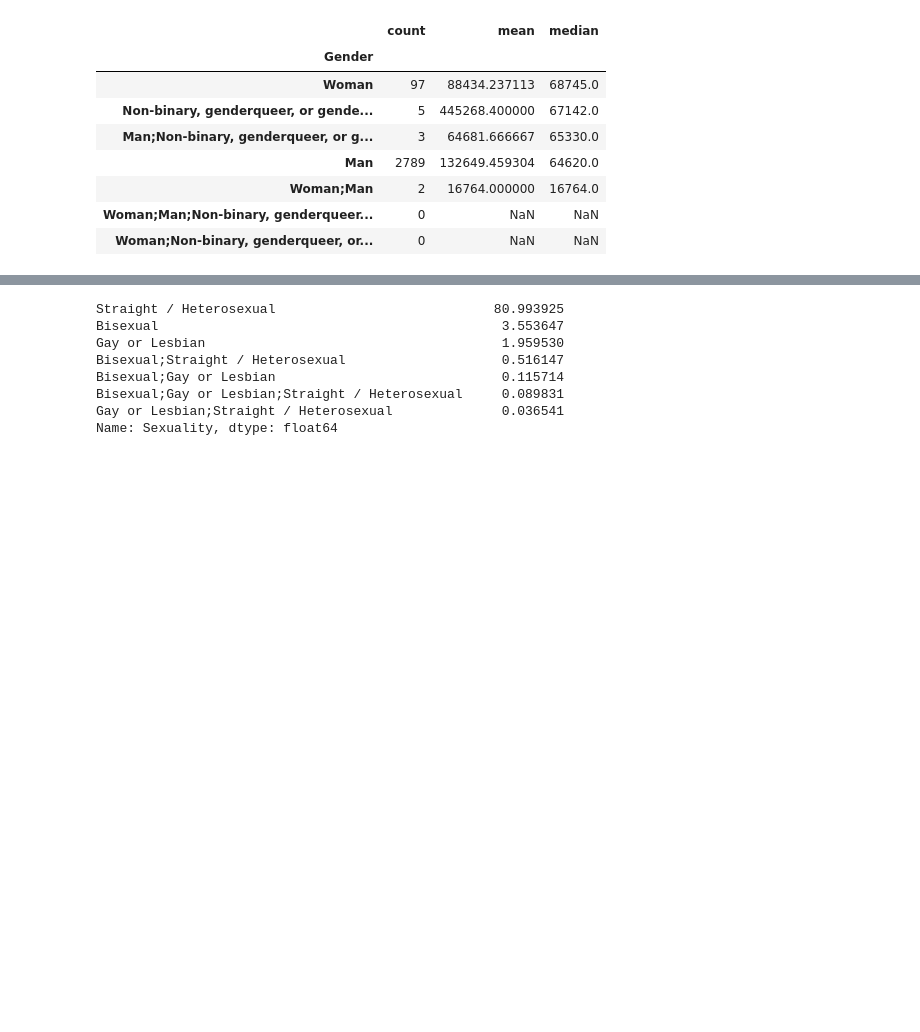
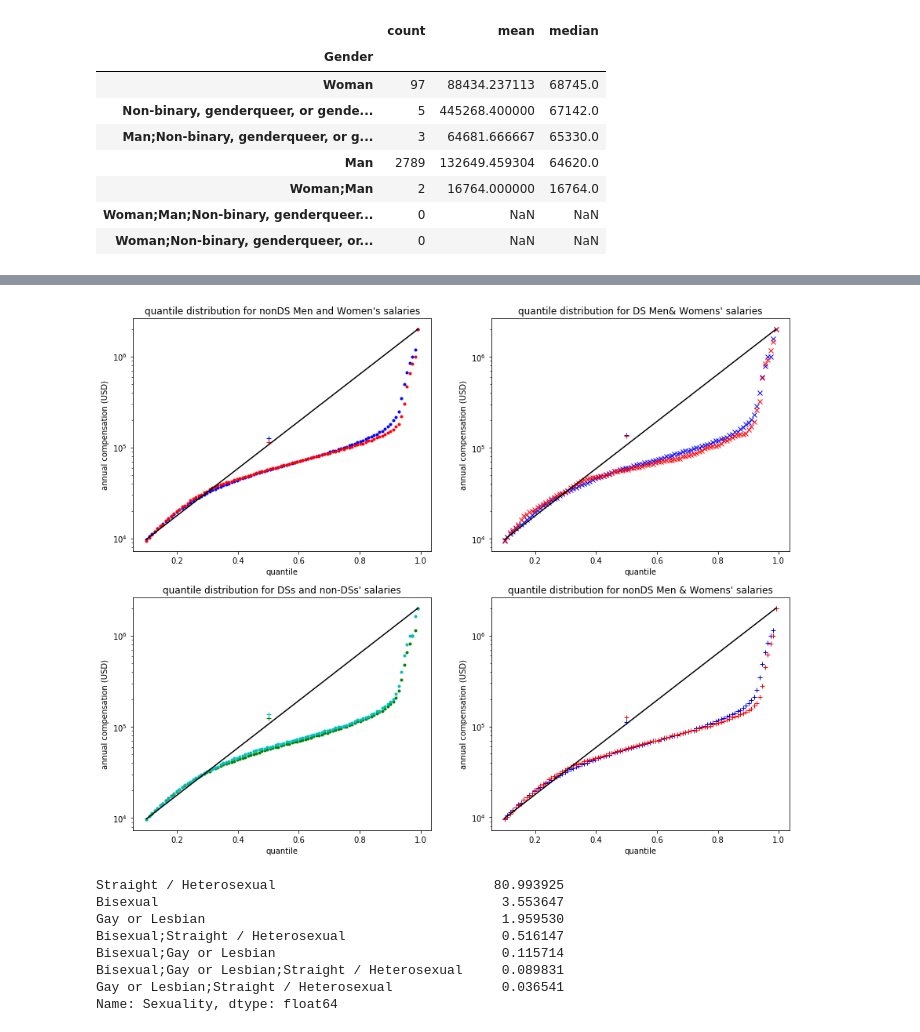
Before and after one commit to ergonyc/Practice-python-exercises, a Jupyter notebook: DataPresentation0/StackOverFlow-ThinkfulCapstone0.ipynb, the cells around one changed output, grey strips where cells are left out. Saved outputs shown, nothing was run; the diff lists cells and outputs as text; code cells hidden in the pictures; blank space fills up the shorter version.

```diff
--- a/DataPresentation0/StackOverFlow-ThinkfulCapstone0.ipynb
+++ b/DataPresentation0/StackOverFlow-ThinkfulCapstone0.ipynb
@@ -1067,0 +972,83 @@ Text(0, 0.5, 'density')
+# %%
+df_plotM = df[df['Gender'] == 'Man'].ConvertedComp
+df_plotF = df[df['Gender'] == 'Woman'].ConvertedComp
+
+df_plotN = df[~df['isDS']].ConvertedComp
+df_plotDS = df[df['isDS']].ConvertedComp
+
+df_plotMn = df[(df['Gender'] == 'Man')&(~df['isDS'])].ConvertedComp
+df_plotFn = df[(df['Gender'] == 'Woman')&(~df['isDS'])].ConvertedComp
+df_plotMds = df[(df['Gender'] == 'Man')&(df['isDS'])].ConvertedComp
+df_plotFds = df[(df['Gender'] == 'Woman')&(df['isDS'])].ConvertedComp
+
+qs = np.linspace(0.1, 1, 100, 0)
+qM = df_plotM.quantile(qs)
+
+# qF = df_plotF.quantile(qs)
+# qN = df_plotN.quantile(qs)
+# qDS = df_plot.quantile(qs)
+# qMn= df_plot1.quantile(qs)
+# qMf = df_plot2.quantile(qs)
+# qMds = df_plot3.quantile(qs)
+# qFds = df_plot4.quantile(qs)
+
+rangey = [qM.min(), qM.max()]
+rangex = [qs.min(), qs.max()]
+
+fig = plt.figure(figsize=(15, 12))
+#fig = plt.figure(figsize=(10, 8))
+#SOURCE_TEXT = 'Source: StackOverFlow Dev survey, 2019'
+xlabel_text = 'quantile'
+ylabel_text = 'annual compensation (USD)'
+title_text = "quantile distribution for nonDS Men and Women's salaries"
+plt.subplot(2,2,1)
+plt.plot(qs, df_plotM.quantile(qs), 'b.')
+plt.plot(qs, df_plotF.quantile(qs), 'r.')
+plt.plot(.5,df_plotM.mean(),'b+')
+plt.plot(.5,df_plotF.mean(),'r+')
+plt.plot(rangex, rangey, color='k')
+plt.gca().set(yscale='log')
+plt.title(title_text)
+plt.ylabel(ylabel_text)
+plt.xlabel(xlabel_text)
+
+title_text = "quantile distribution for DS Men& Womens' salaries"
+plt.subplot(2,2,2)
+plt.plot(qs, df_plotMds.quantile(qs), 'bx')
+plt.plot(qs, df_plotFds.quantile(qs), 'rx')
+plt.plot(.5,df_plotMds.mean(),'b+')
+plt.plot(.5,df_plotFds.mean(),'r+')
+plt.plot(rangex, rangey, color='k')
+plt.gca().set(yscale='log')
+plt.title(title_text)
+plt.ylabel(ylabel_text)
+plt.xlabel(xlabel_text)
+#    yscale='log',
+#              aspect='equal', adjustable='box')
+
+title_text = "quantile distribution for DSs and non-DSs' salaries"
+plt.subplot(2,2,3)
+plt.plot(qs, df_plotN.quantile(qs), 'g.')
+plt.plot(qs, df_plotDS.quantile(qs), 'c.')
+plt.plot(.5,df_plotN.mean(),'g+')
+plt.plot(.5,df_plotDS.mean(),'c+')
+plt.plot(rangex, rangey, color='k')
+plt.gca().set(yscale='log')
+plt.title(title_text)
+plt.ylabel(ylabel_text)
+plt.xlabel(xlabel_text)
+#    yscale='log',
+
+title_text = "quantile distribution for nonDS Men & Womens' salaries"
+plt.subplot(2,2,4)
+plt.plot(qs, df_plotMn.quantile(qs), 'b+')
+plt.plot(qs, df_plotFn.quantile(qs), 'r+')
+plt.plot(.5,df_plotMn.mean(),'r+')
+plt.plot(.5,df_plotFn.mean(),'b+')
+plt.plot(rangex, rangey, color='k')
+plt.gca().set(yscale='log')
+plt.title(title_text)
+plt.ylabel(ylabel_text)
+plt.xlabel(xlabel_text)
+#    yscale='log',
+# %% [output]
@@ -1068,3 +1056,4 @@ Text(0, 0.5, 'density')
+[figure, added]
 # %%
 # seems like the incidence seems pretty gen-pop representative.. maybe higher bi than gay..
 # might want to loook deeper at respondents who chose BOTH straight and Gay / Bi
```
Also changed, not shown: parts of 10 cells of this notebook.
